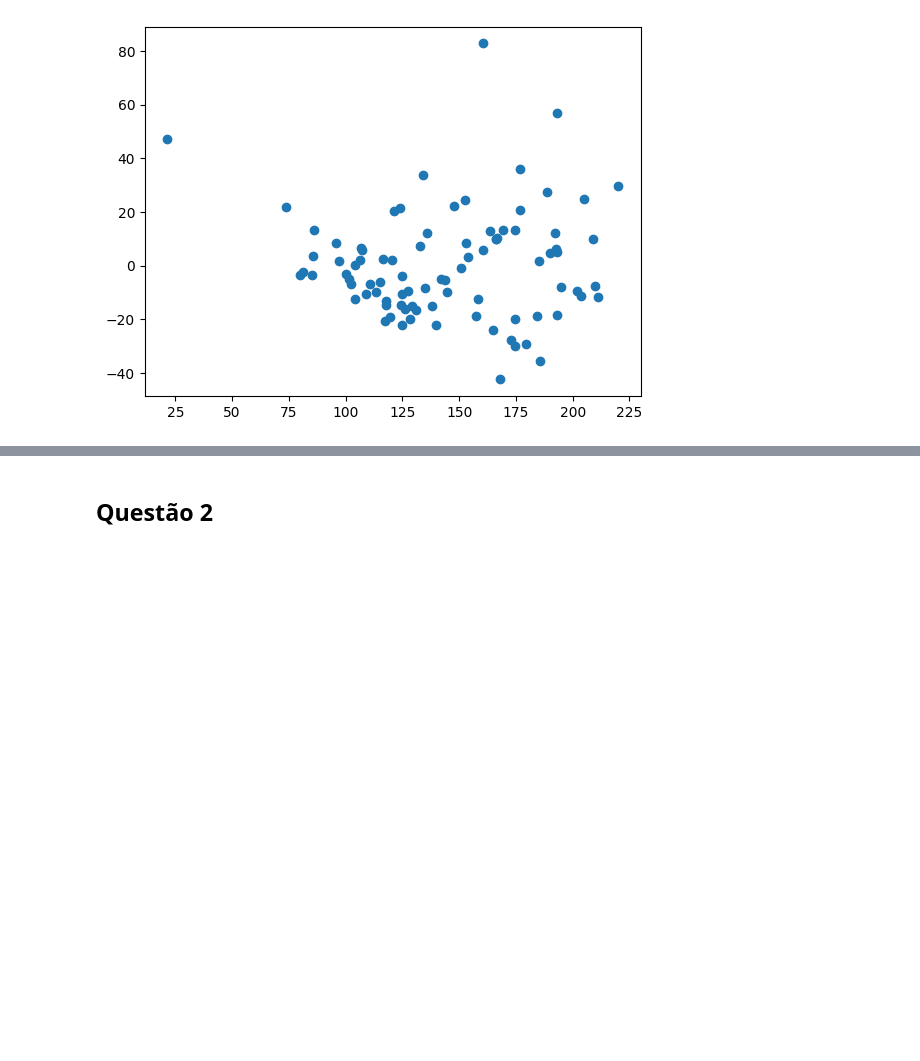
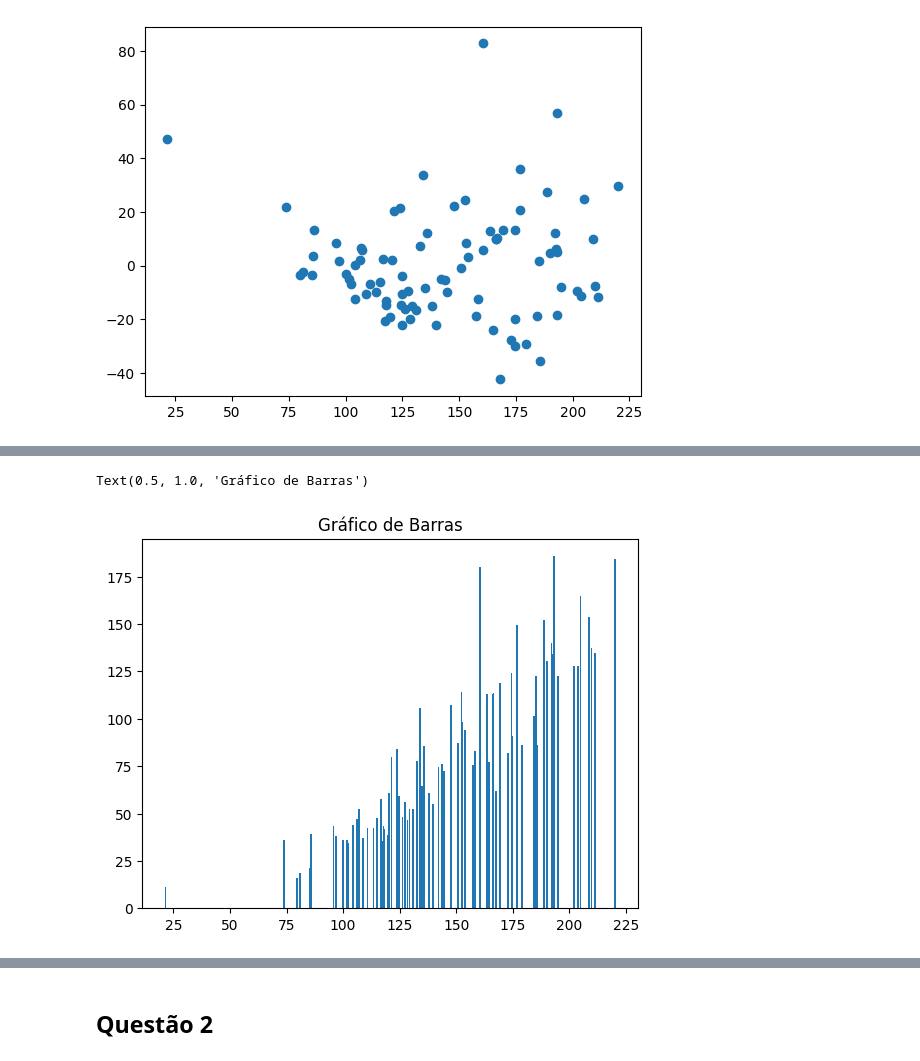
Before and after one commit to lsjesus/feadev_caseps, a Jupyter notebook: Case Avançado.ipynb, the cells around one changed output, grey strips where cells are left out. Drawn from its saved outputs; the diff is of its cells as text; code cells hidden in the pictures; blank space fills up the shorter version.

```diff
--- a/Case Avançado.ipynb
+++ b/Case Avançado.ipynb
@@ -185,0 +192,6 @@ plt.scatter(x,residuos)
+# %%
+plt.bar(x,y)
+plt.title("Gráfico de Barras")
+# %% [output]
+Text(0.5, 1.0, 'Gráfico de Barras')
+[figure, added]
```
Also changed, not shown: parts of 13 cells of this notebook, 1 other file.
